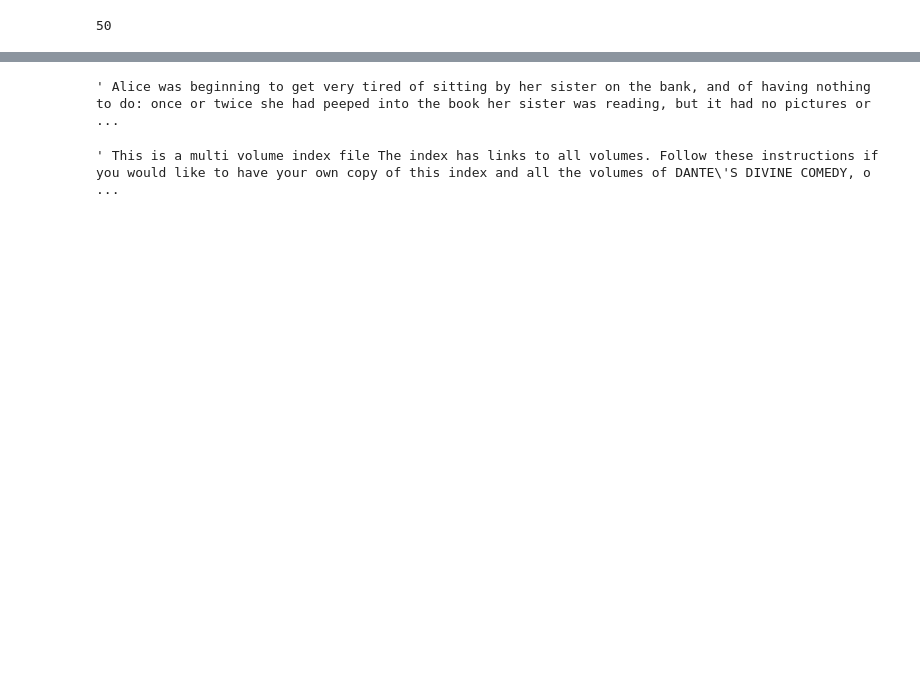
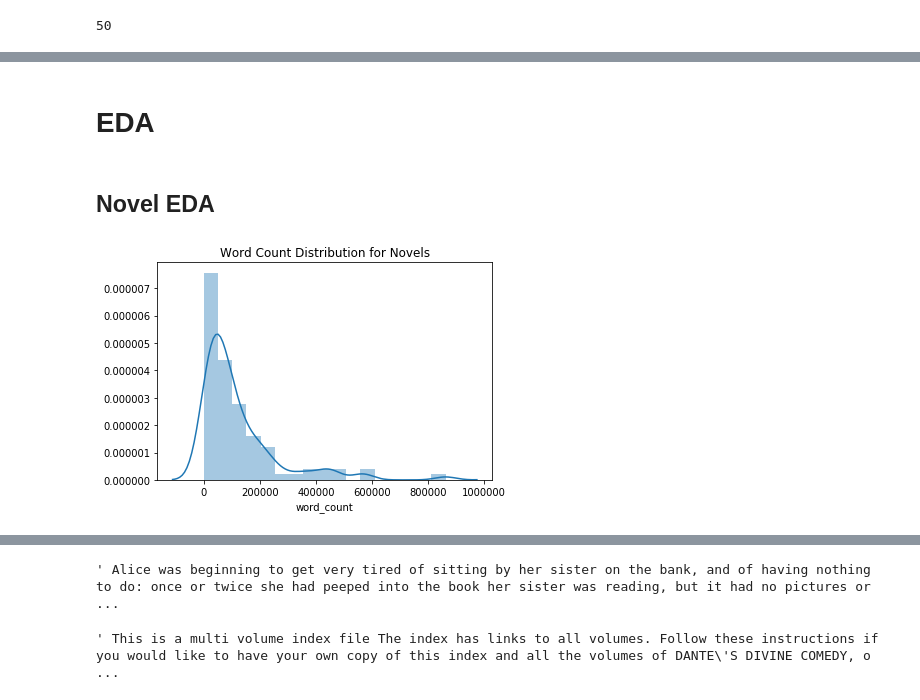
Before and after one commit to bphall/semantic_search, a Jupyter notebook: novel_preprocessing.ipynb, the cells around one changed output, grey strips where cells are left out. Drawn from its saved outputs; the diff is of its cells as text; code cells hidden in the pictures; blank space fills up the shorter version.

```diff
--- a/novel_preprocessing.ipynb
+++ b/novel_preprocessing.ipynb
@@ -397,0 +276,10 @@ paragraphs
+# %% [markdown]
+# EDA
+# %% [markdown]
+## Novel EDA
+# %%
+sns.distplot(novels.word_count)
+plt.title('Word Count Distribution for Novels')
+plt.show()
+# %% [output]
+[figure, added]
```
Also changed, not shown: parts of 96 cells of this notebook.
